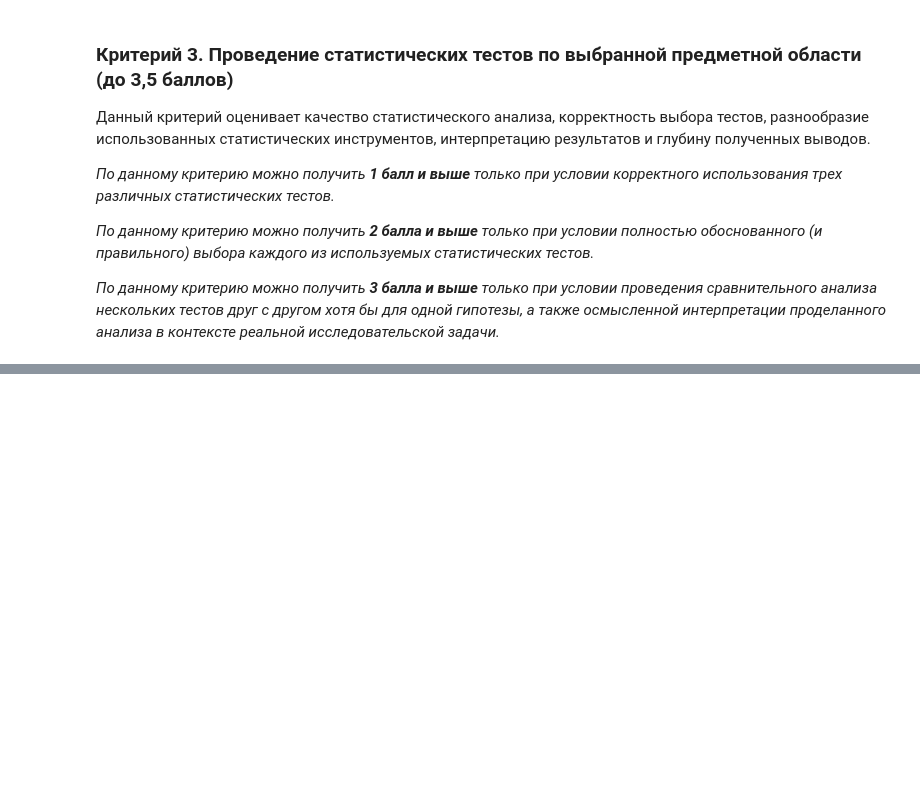
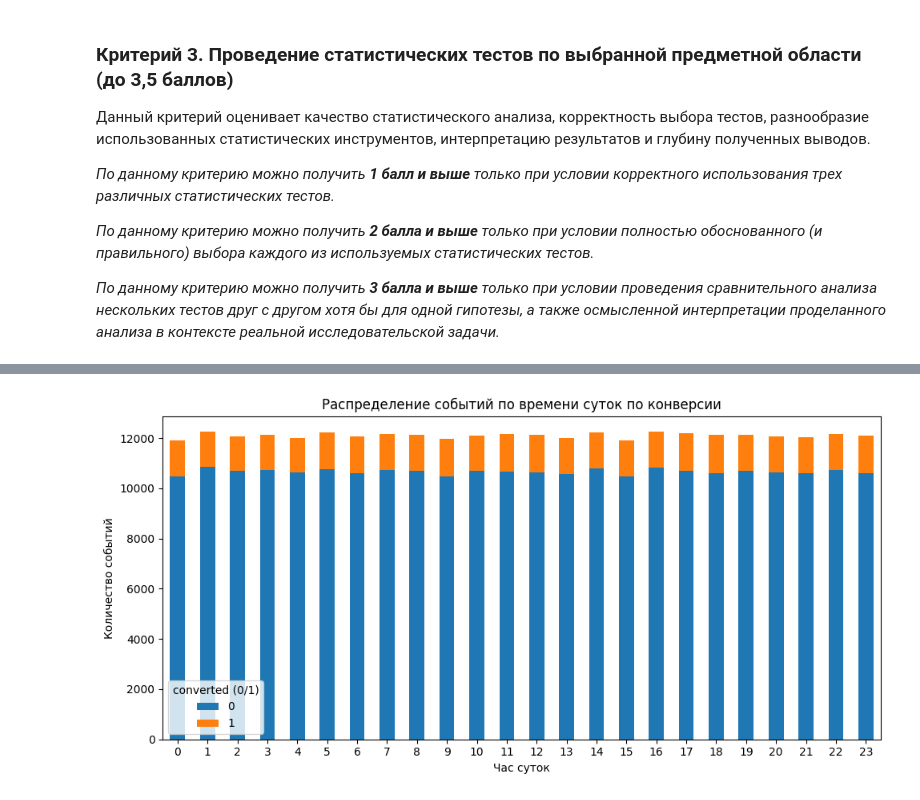
Before and after one commit to krutoichelik/gp3, a Jupyter notebook: GP 3 - Statistics.ipynb, the cells around one changed output, grey strips where cells are left out. Cells and saved outputs as stored; diff of their text form; code cells hidden in the pictures; blank space fills up the shorter version.

```diff
--- a/GP 3 - Statistics.ipynb
+++ b/GP 3 - Statistics.ipynb
@@ -157,0 +386,32 @@ https://docs.google.com/spreadsheets/d/1PQGLfAno-ixcVf1CjrHaNXlyjllm3UXMvM1sOtRd
+# %%
+import matplotlib.pyplot as plt
+
+# час суток
+df["hour"] = df["timestamp"].dt.hour
+
+# считаем количество событий по часам и конверсии
+conv_by_hour = (
+    df.groupby(["hour", "converted"])
+      .size()
+      .unstack(fill_value=0)   # колонки: 0 и 1
+      .sort_index()
+)
+
+# рисуем стековую диаграмму: 0 и 1 разными цветами
+ax = conv_by_hour.plot(
+    kind="bar",
+    stacked=True,
+    figsize=(10, 5)
+)
+
+ax.set_xlabel("Час суток")
+ax.set_ylabel("Количество событий")
+ax.set_title("Распределение событий по времени суток по конверсии")
+ax.set_xticks(range(0, 24))
+ax.set_xticklabels(range(0, 24), rotation=0)
+ax.legend(title="converted (0/1)")
+
+plt.tight_layout()
+plt.show()
+# %% [output]
+[figure, added]
```
Also changed, not shown: parts of 24 cells of this notebook.
